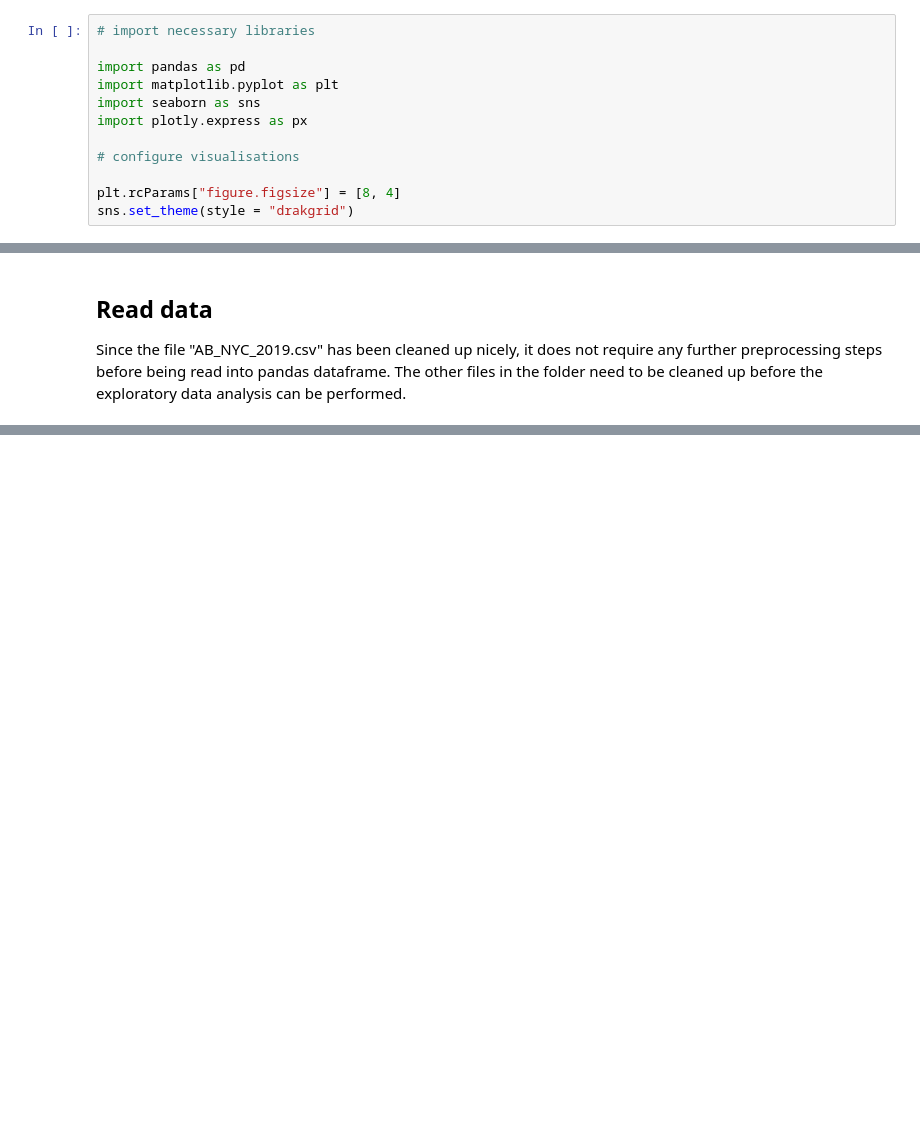
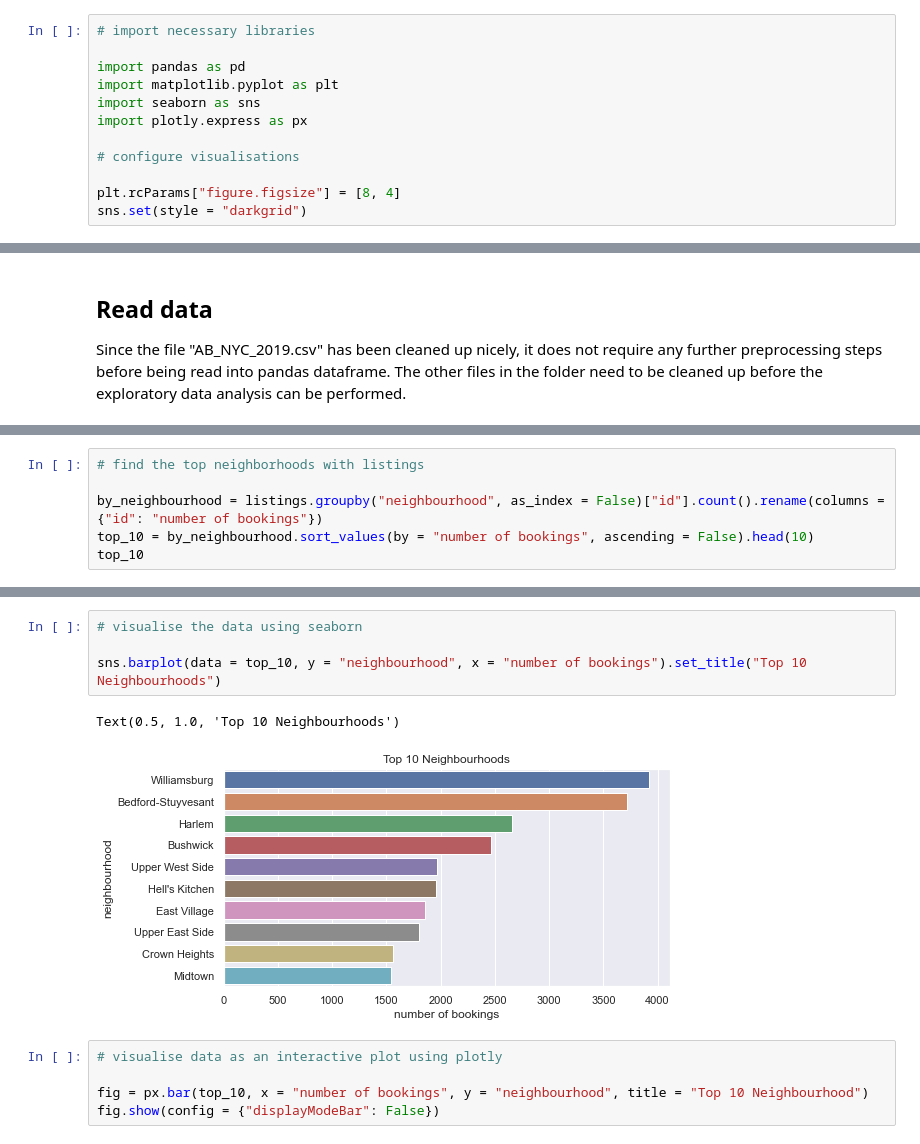
Before and after one commit to AnhVu3011/eda_in_python, a Jupyter notebook: eda_in_python.ipynb, the cells around one changed output, grey strips where cells are left out. Drawn from its saved outputs; the diff is of its cells as text; blank space fills up the shorter version.

```diff
--- a/eda_in_python.ipynb
+++ b/eda_in_python.ipynb
@@ -15,4 +15,4 @@ import plotly.express as px
 # configure visualisations
 
 plt.rcParams["figure.figsize"] = [8, 4]
-sns.set_theme(style = "drakgrid")
+sns.set(style = "darkgrid")
@@ -31,0 +35,6 @@ NameError: name 'pd' is not defined
+# %%
+# find the top neighborhoods with listings
+
+by_neighbourhood = listings.groupby("neighbourhood", as_index = False)["id"].count().rename(columns = {"id": "number of bookings"})
+top_10 = by_neighbourhood.sort_values(by = "number of bookings", ascending = False).head(10)
+top_10
@@ -31,0 +53,12 @@ NameError: name 'pd' is not defined
+# %%
+# visualise the data using seaborn
+
+sns.barplot(data = top_10, y = "neighbourhood", x = "number of bookings").set_title("Top 10 Neighbourhoods")
+# %% [output]
+Text(0.5, 1.0, 'Top 10 Neighbourhoods')
+[figure, added]
+# %%
+# visualise data as an interactive plot using plotly
+
+fig = px.bar(top_10, x = "number of bookings", y = "neighbourhood", title = "Top 10 Neighbourhood")
+fig.show(config = {"displayModeBar": False})
```
Also changed, not shown: parts of 3 cells of this notebook.
